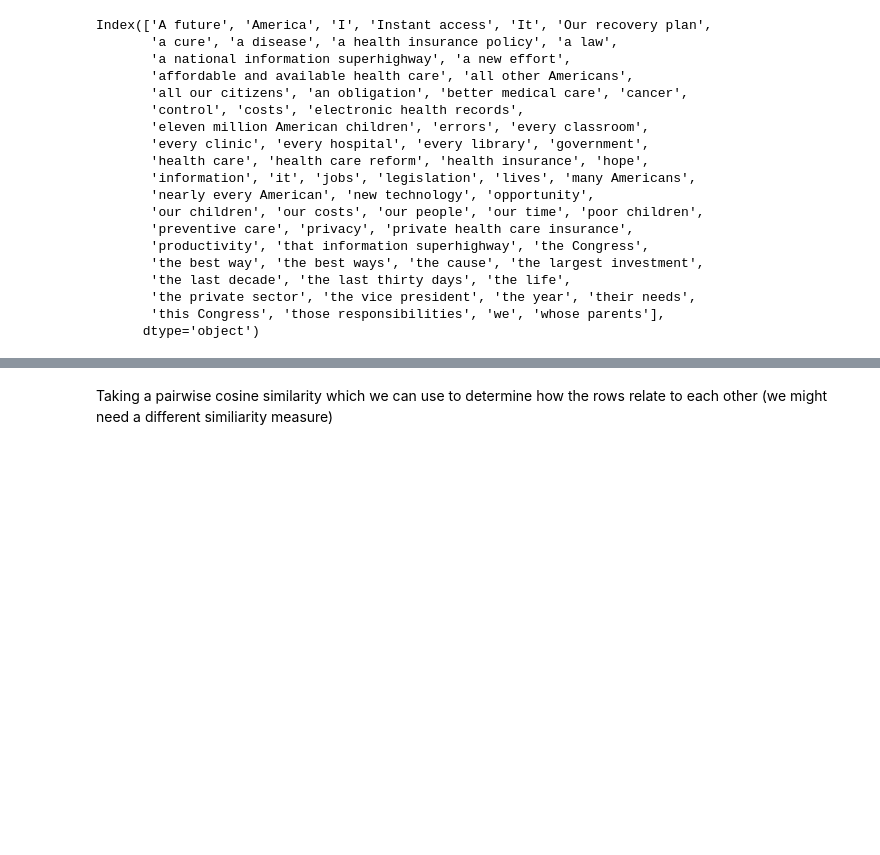
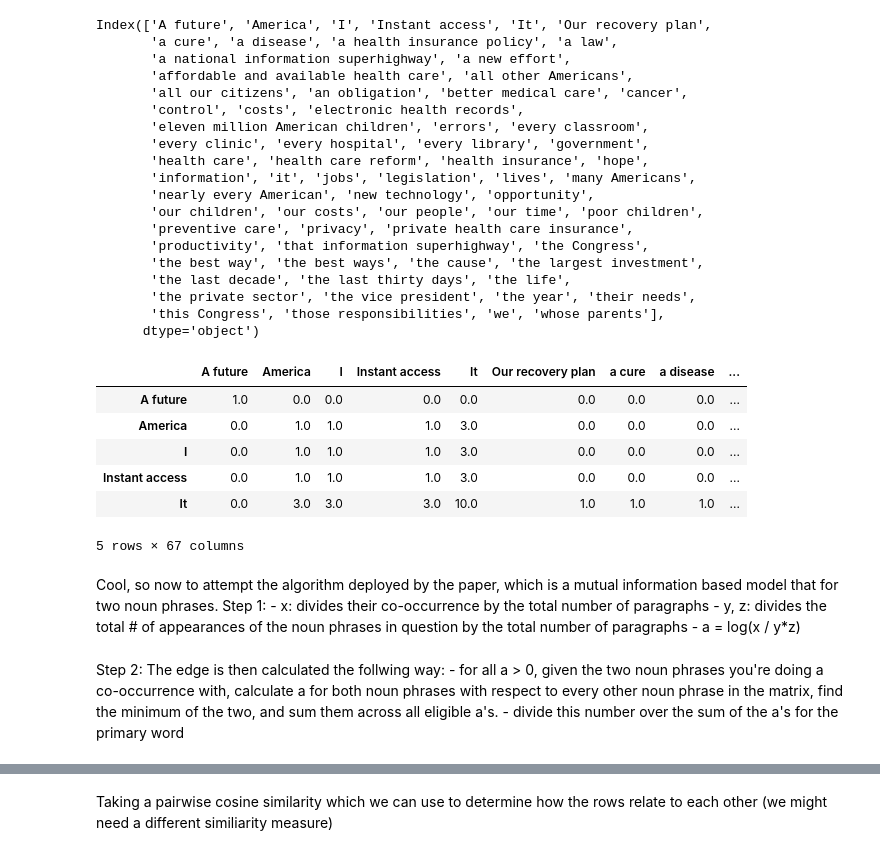
Before and after one commit to marioamz/State-of-the-Unions, a Jupyter notebook: Chunking.ipynb, the cells around one changed output, grey strips where cells are left out. Drawn from its saved outputs; the diff is of its cells as text; code cells hidden in the pictures; blank space fills up the shorter version.

```diff
--- a/Chunking.ipynb
+++ b/Chunking.ipynb
@@ -281,3 +282,22 @@ Index(['A future', 'America', 'I', 'Instant access', 'It', 'Our recovery plan',
        'the private sector', 'the vice president', 'the year', 'their needs',
        'this Congress', 'those responsibilities', 'we', 'whose parents'],
       dtype='object')
+# %%
+x.head()
+# %% [output]
+|  | A future | America | I | Instant access | It | Our recovery plan | a cure | a disease | ... |
+| A future | 1.0 | 0.0 | 0.0 | 0.0 | 0.0 | 0.0 | 0.0 | 0.0 | ... |
+| America | 0.0 | 1.0 | 1.0 | 1.0 | 3.0 | 0.0 | 0.0 | 0.0 | ... |
+| I | 0.0 | 1.0 | 1.0 | 1.0 | 3.0 | 0.0 | 0.0 | 0.0 | ... |
+| Instant access | 0.0 | 1.0 | 1.0 | 1.0 | 3.0 | 0.0 | 0.0 | 0.0 | ... |
+| It | 0.0 | 3.0 | 3.0 | 3.0 | 10.0 | 1.0 | 1.0 | 1.0 | ... |
+5 rows × 67 columns
+# %% [markdown]
+Cool, so now to attempt the algorithm deployed by the paper, which is a mutual information based model that for two noun phrases. Step 1:
+    - x: divides their co-occurrence by the total number of paragraphs
+    - y, z: divides the total # of appearances of the noun phrases in question by the total number of paragraphs
+    - a = log(x / y*z)
+# %% [markdown]
+Step 2: The edge is then calculated the follwing way:
+    - for all a > 0, given the two noun phrases you're doing a co-occurrence with, calculate a for both noun phrases with respect to every other noun phrase in the matrix, find the minimum of the two, and sum them across all eligible a's.
+    - divide this number over the sum of the a's for the primary word
```
Also changed, not shown: parts of 4 cells of this notebook.
